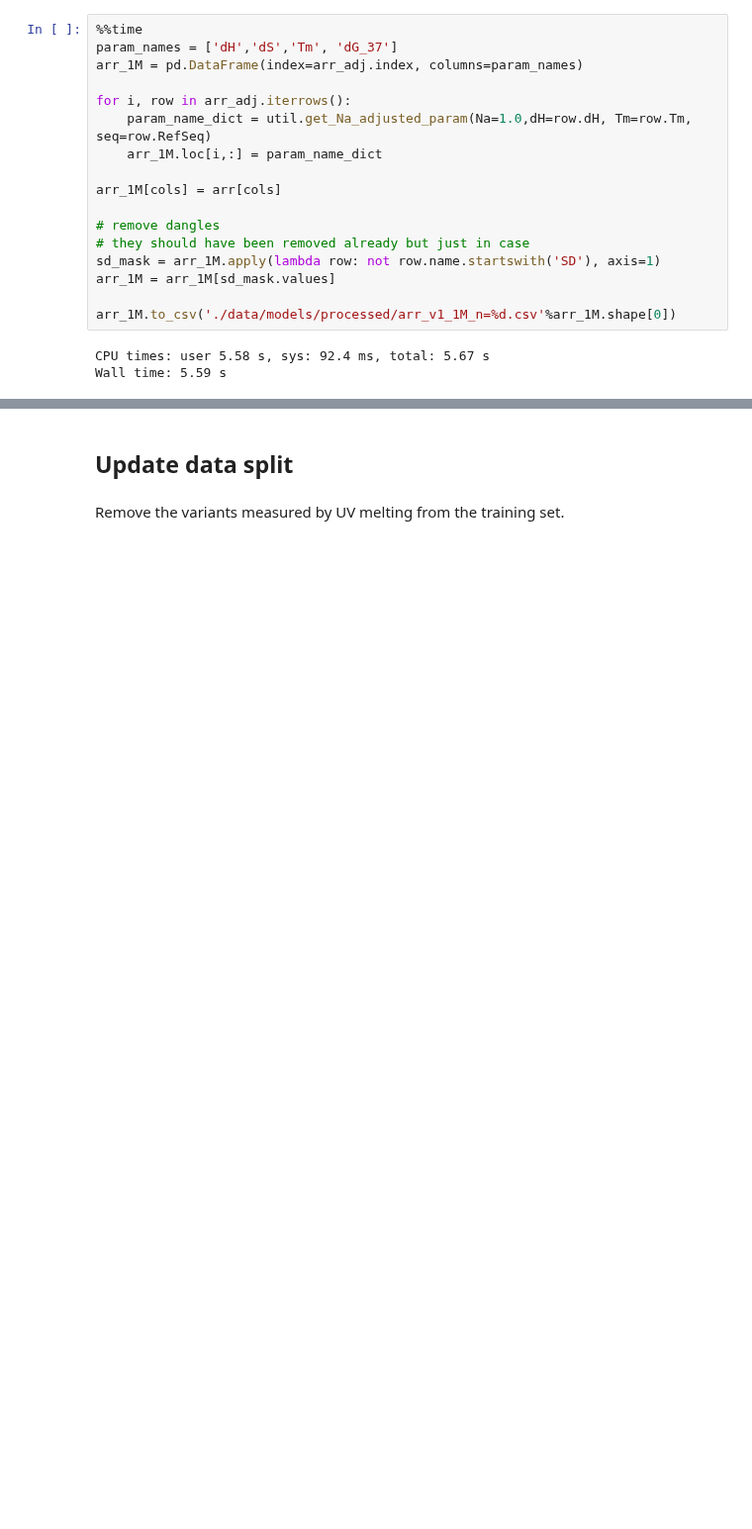
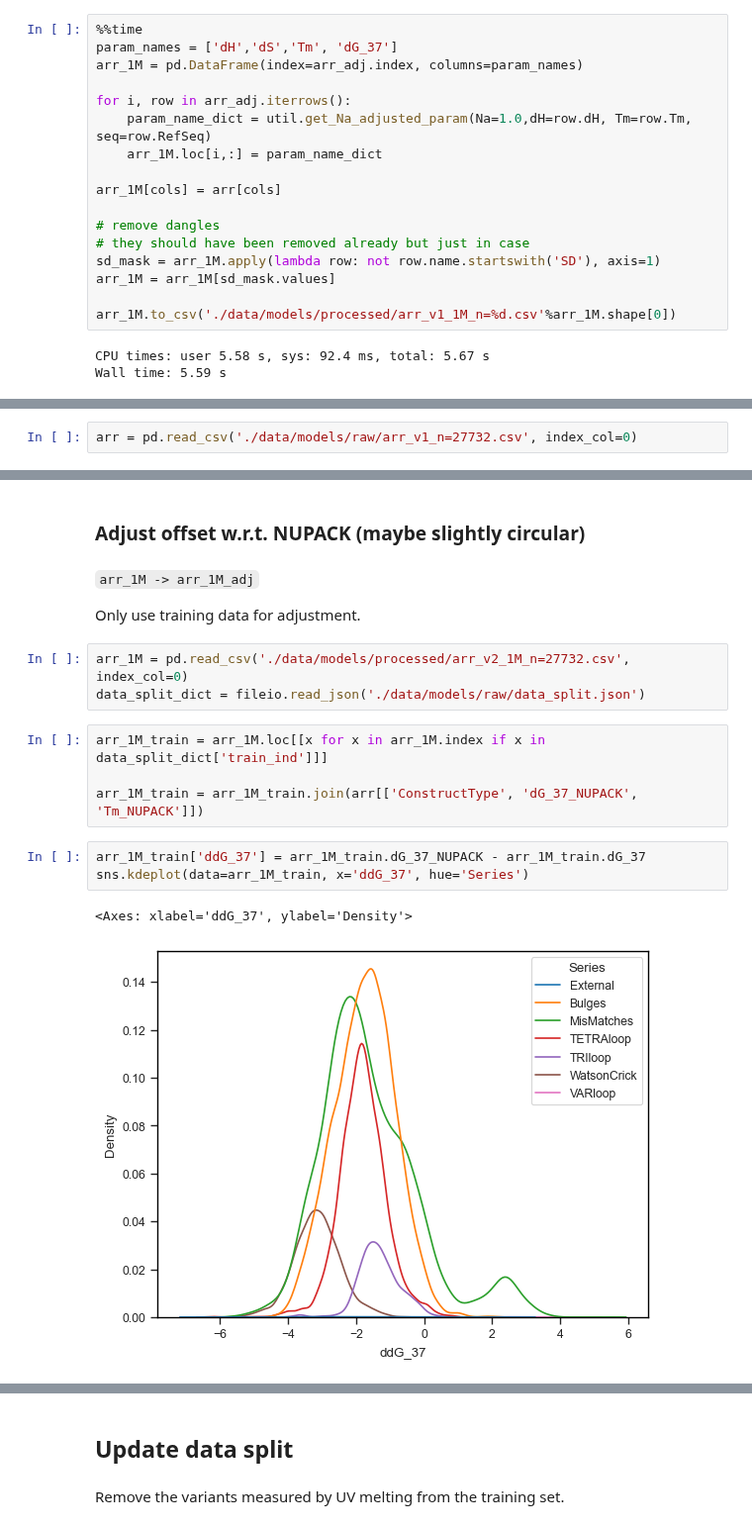
Before and after one commit to keyuxi/nnn_analysis, a Jupyter notebook: 01.0_DataPrep.ipynb, the cells around one changed output, grey strips where cells are left out. Shown at 99% size. Cells and saved outputs as stored; diff of their text form; blank space fills up the shorter version.

```diff
--- a/01.0_DataPrep.ipynb
+++ b/01.0_DataPrep.ipynb
@@ -245,0 +253,2 @@ Wall time: 5.59 s
+# %%
+arr = pd.read_csv('./data/models/raw/arr_v1_n=27732.csv', index_col=0)
@@ -245,0 +276,19 @@ Wall time: 5.59 s
+# %% [markdown]
+### Adjust offset w.r.t. NUPACK (maybe slightly circular)
+# %% [markdown]
+`arr_1M -> arr_1M_adj`
+
+Only use training data for adjustment.
+# %%
+arr_1M = pd.read_csv('./data/models/processed/arr_v2_1M_n=27732.csv', index_col=0)
+data_split_dict = fileio.read_json('./data/models/raw/data_split.json')
+# %%
+arr_1M_train = arr_1M.loc[[x for x in arr_1M.index if x in data_split_dict['train_ind']]]
+
+arr_1M_train = arr_1M_train.join(arr[['ConstructType', 'dG_37_NUPACK', 'Tm_NUPACK']])
+# %%
+arr_1M_train['ddG_37'] = arr_1M_train.dG_37_NUPACK - arr_1M_train.dG_37
+sns.kdeplot(data=arr_1M_train, x='ddG_37', hue='Series')
+# %% [output]
+<Axes: xlabel='ddG_37', ylabel='Density'>
+[figure, added]
```
Also changed, not shown: parts of 14 cells of this notebook, 22 other files.
